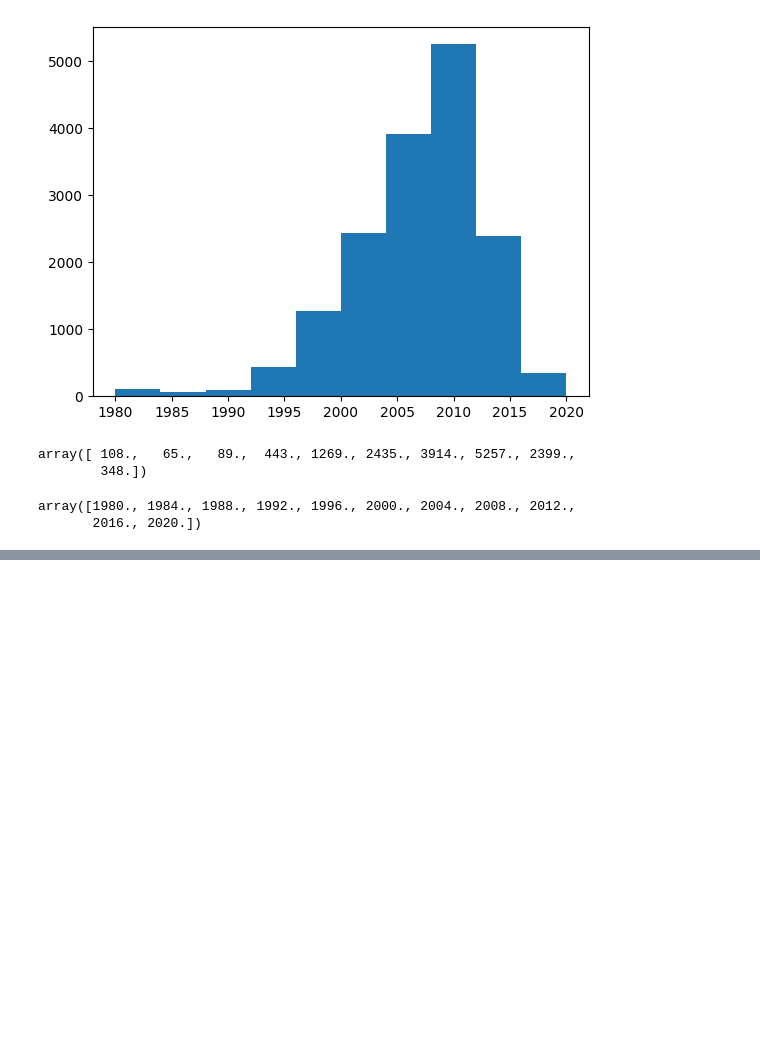
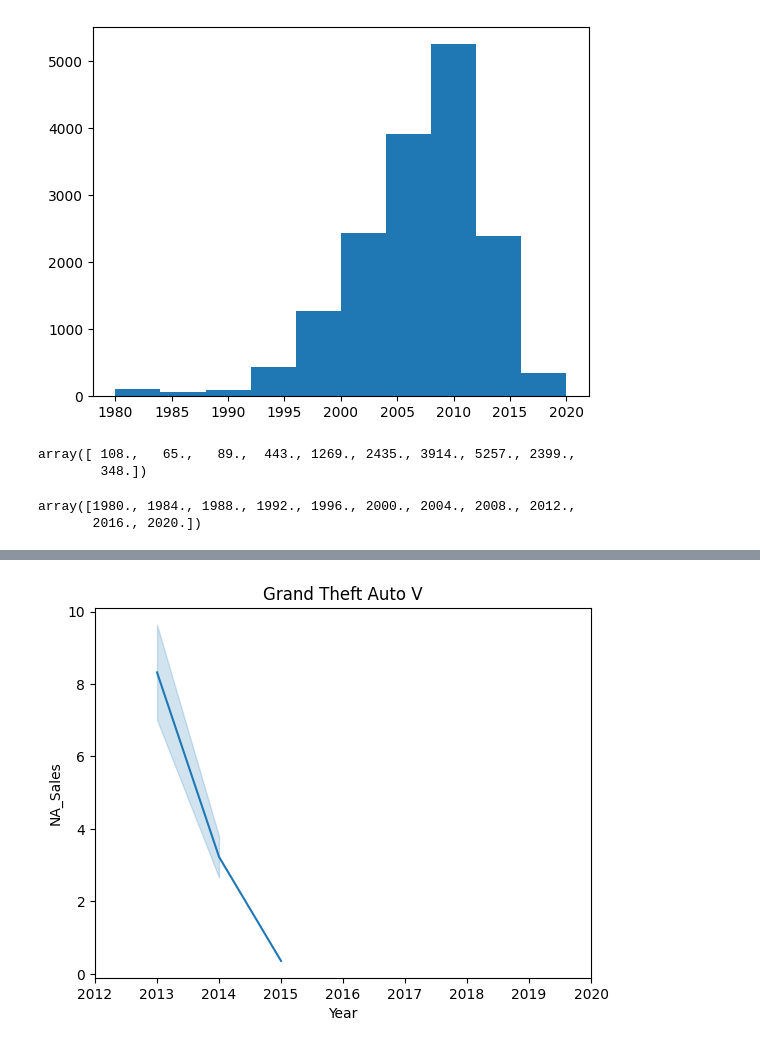
Before and after one commit to kushbharti/matlib_prac, a Jupyter notebook: Practices/base.ipynb, the cells around one changed output, grey strips where cells are left out. Saved outputs shown, nothing was run; the diff lists cells and outputs as text; code cells hidden in the pictures; blank space fills up the shorter version.

```diff
--- a/Practices/base.ipynb
+++ b/Practices/base.ipynb
@@ -83,0 +91,3 @@ array([1980., 1984., 1988., 1992., 1996., 2000., 2004., 2008., 2012.,
+# %%
+b = data.loc[data['Name']=='Grand Theft Auto V']
+b
@@ -83,0 +101,7 @@ array([1980., 1984., 1988., 1992., 1996., 2000., 2004., 2008., 2012.,
+# %%
+plt.xlim(left=2012, right=2020)
+sns.lineplot(data=b, x='Year', y='NA_Sales')
+plt.title('Grand Theft Auto V')
+plt.show()
+# %% [output]
+[figure, added]
```
Also changed, not shown: parts of 6 cells of this notebook.
